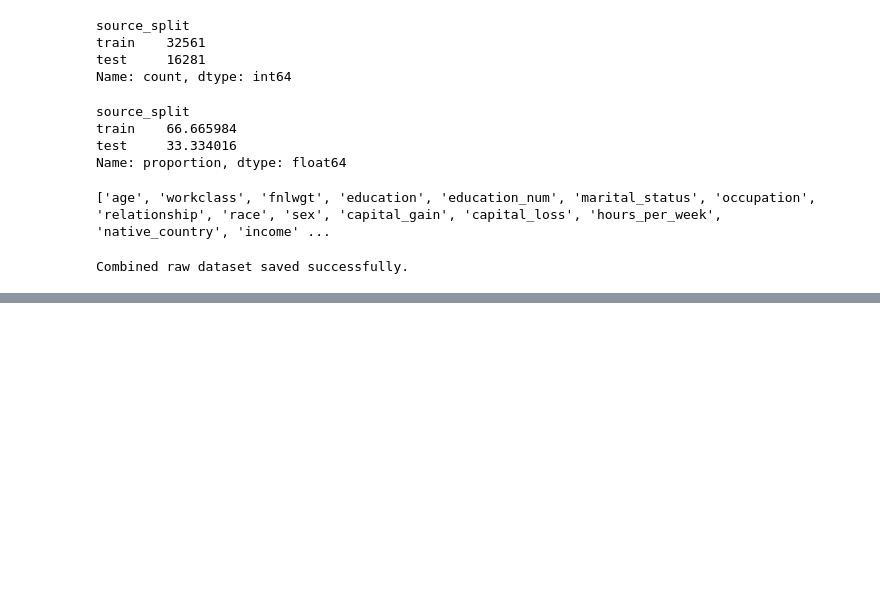
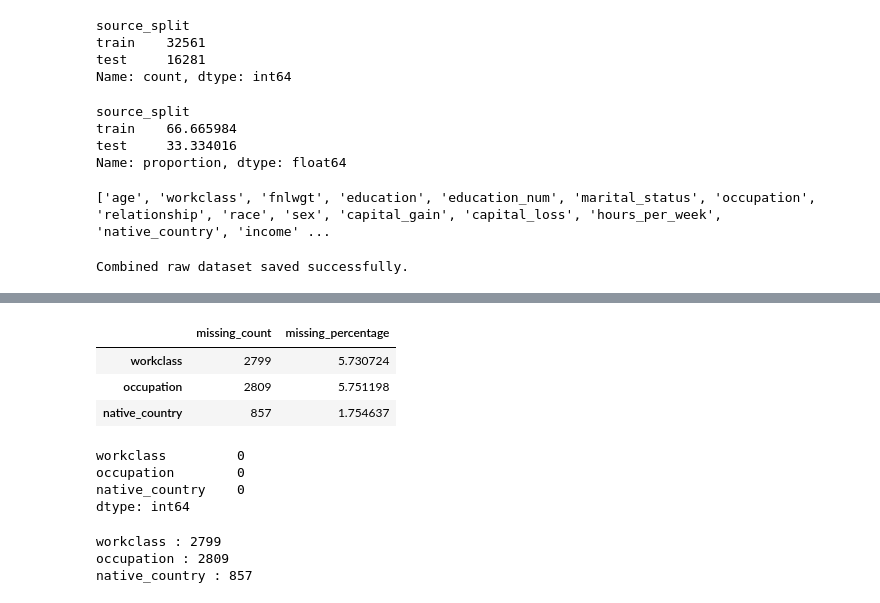
Before and after one commit to greeshavaishnavi09/Adult_Income, a Jupyter notebook: src/Data Cleaning.ipynb, the cells around one changed output, grey strips where cells are left out. Drawn from its saved outputs; the diff is of its cells as text; code cells hidden in the pictures; blank space fills up the shorter version.

```diff
--- a/src/Data Cleaning.ipynb
+++ b/src/Data Cleaning.ipynb
@@ -281,0 +335,4 @@ for column in categorical_columns:
+# %%
+# convert question marks and empty strings to missing values
+
+df = df.replace(["?", ""], np.nan)
@@ -281,0 +389,18 @@ for column in categorical_columns:
+# %%
+# display missing value summary
+
+missing_summary = pd.DataFrame({
+    "missing_count": df.isnull().sum(),
+    "missing_percentage": df.isnull().sum() / len(df) * 100
+})
+
+missing_summary = missing_summary[
+    missing_summary["missing_count"] > 0
+]
+
+missing_summary
+# %% [output]
+|  | missing_count | missing_percentage |
+| workclass | 2799 | 5.730724 |
+| occupation | 2809 | 5.751198 |
+| native_country | 857 | 1.754637 |
@@ -281,0 +420,18 @@ for column in categorical_columns:
+# %%
+# verify categorical missing values
+
+print(df[missing_categorical_columns].isnull().sum())
+# %% [output]
+workclass         0
+occupation        0
+native_country    0
+dtype: int64
+# %%
+# count Unknown values
+
+for column in missing_categorical_columns:
+    print(column, ":", (df[column] == "Unknown").sum())
+# %% [output]
+workclass : 2799
+occupation : 2809
+native_country : 857
```
Also changed, not shown: parts of 35 cells of this notebook.
